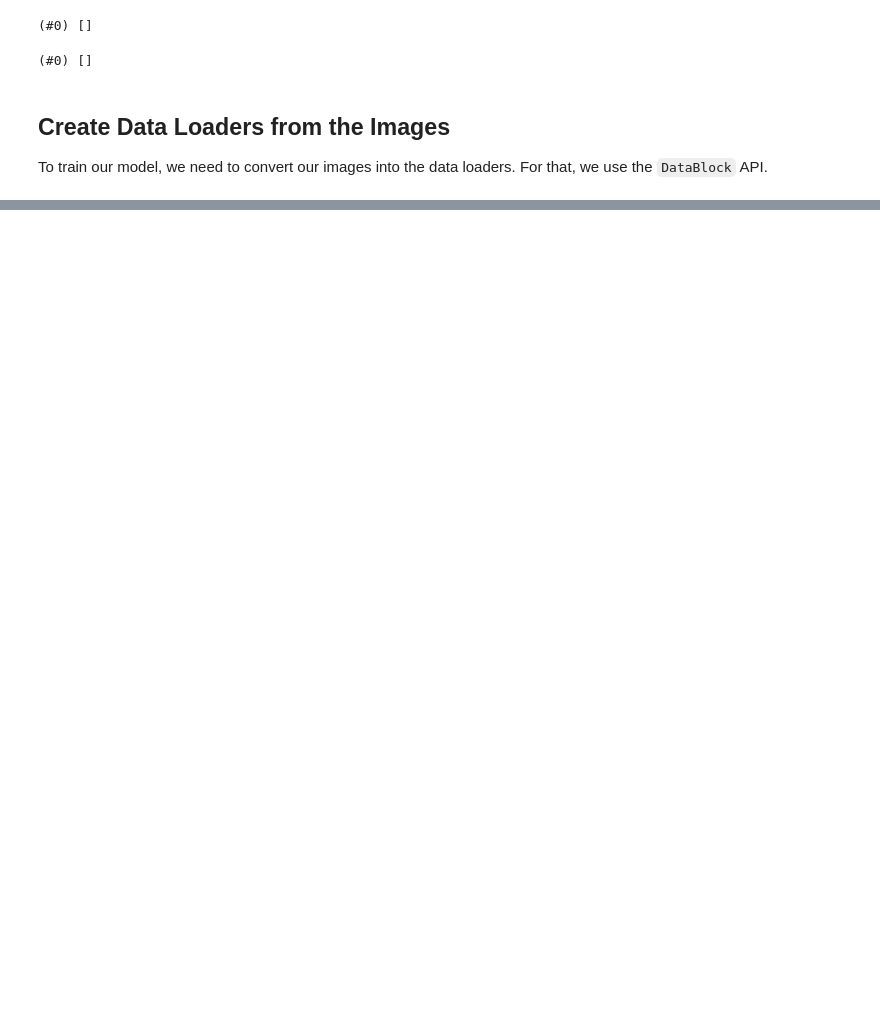
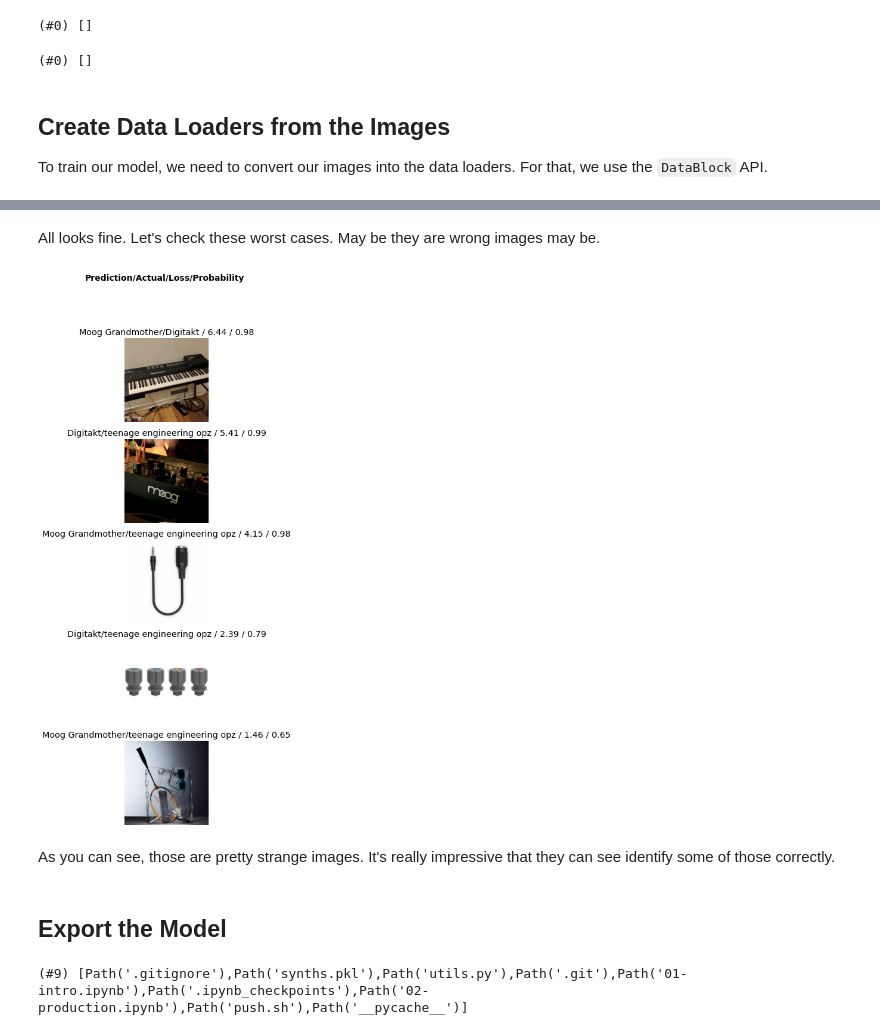
Before and after one commit to arunoda/fastai-v4, a Jupyter notebook: 02-production.ipynb, the cells around one changed output, grey strips where cells are left out. Drawn from its saved outputs; the diff is of its cells as text; code cells hidden in the pictures; blank space fills up the shorter version.

Commit message:
Add the production model.

```diff
--- a/02-production.ipynb
+++ b/02-production.ipynb
@@ -88,0 +115,10 @@ synths_dls.valid.show_batch(max_n=4, nrows=1)
+# %% [markdown]
+All looks fine. Let's check these worst cases. May be they are wrong images may be.
+# %%
+interp.plot_top_losses(5, nrows=5)
+# %% [output]
+[figure, added]
+# %% [markdown]
+As you can see, those are pretty strange images. It's really impressive that they can see identify some of those correctly.
+# %% [markdown]
+## Export the Model
@@ -88,0 +127,5 @@ synths_dls.valid.show_batch(max_n=4, nrows=1)
+# %%
+cwd = Path()
+cwd.ls()
+# %% [output]
+(#9) [Path('.gitignore'),Path('synths.pkl'),Path('utils.py'),Path('.git'),Path('01-intro.ipynb'),Path('.ipynb_checkpoints'),Path('02-production.ipynb'),Path('push.sh'),Path('__pycache__')]
```
Also changed, not shown: parts of 17 cells of this notebook, 1 other file.
